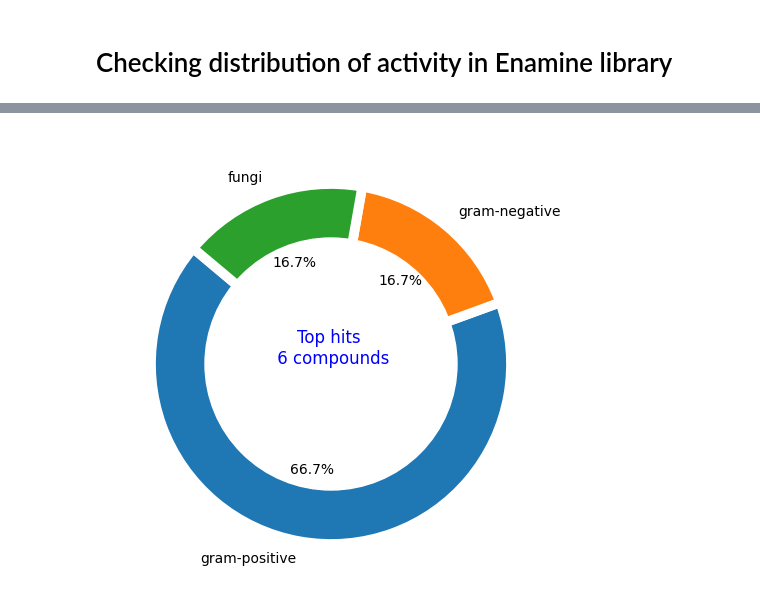
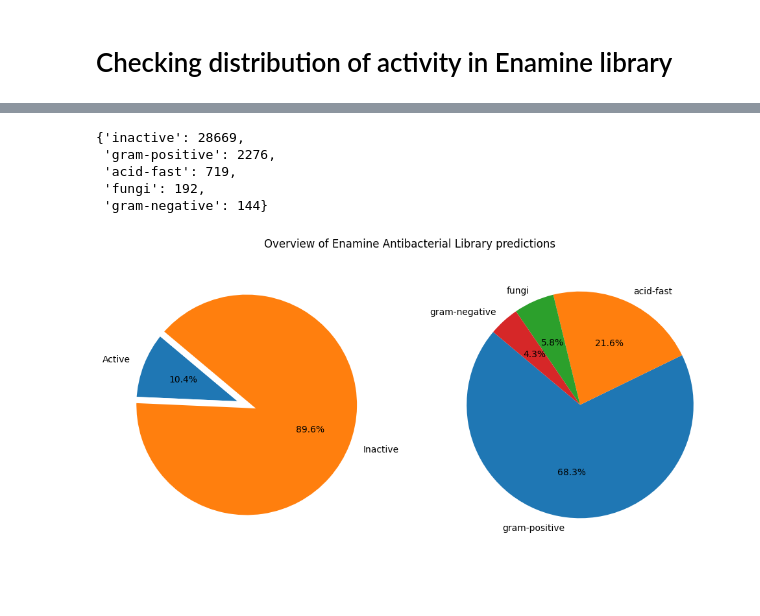
Before and after one commit to IMI-COMBINE/broad_spectrum_prediction, a Jupyter notebook: src/9_1_cmpd_library_prediction.ipynb, the cells around one changed output, grey strips where cells are left out. Saved outputs shown, nothing was run; the diff lists cells and outputs as text; code cells hidden in the pictures; blank space fills up the shorter version.

Commit message:
fix enamine prediction

```diff
--- a/src/9_1_cmpd_library_prediction.ipynb
+++ b/src/9_1_cmpd_library_prediction.ipynb
@@ -175,30 +131,42 @@ sizes = pred_classes.values()
-# %%
-# Create a pieplot
-plt.pie(
-    sizes,
-    labels=labels,
-    autopct="%1.1f%%",
-    startangle=140,
-    wedgeprops={"linewidth": 7, "edgecolor": "white"},
-)
-
-# add a circle at the center to transform it in a donut chart
-my_circle = plt.Circle((0, 0), 0.7, color="white")
-p = plt.gcf()
-p.gca().add_artist(my_circle)
-
-# add text in the center of the donut chart
-plt.text(
-    0,
-    0,
-    f"Top hits \n {len(top_hits)} compounds",
-    color="blue",
-    ha="center",
-    fontsize=12,
-)
-
-plt.tight_layout()
-plt.savefig("../figures/supplementary_figure_4.png", dpi=400)
-plt.show()
-# %% [output]
-[figure, removed]
+# %%
+k = smiles_df["Prediction"].value_counts().to_dict()
+k
+# %% [output]
+{'inactive': 28669,
+ 'gram-positive': 2276,
+ 'acid-fast': 719,
+ 'fungi': 192,
+ 'gram-negative': 144}
+# %%
+act_inact_dict = {
+    "Active": sum([j for i, j in k.items() if i != "inactive"]),
+    "Inactive": k["inactive"],
+}
+# %%
+# Create a pieplot
+plt.figure(figsize=(10, 5))
+plt.suptitle("Overview of Enamine Antibacterial Library predictions")
+
+ax1 = plt.subplot(121, aspect="equal")
+
+plt.pie(
+    act_inact_dict.values(),
+    labels=act_inact_dict.keys(),
+    autopct="%1.1f%%",
+    startangle=140,
+    wedgeprops={"linewidth": 7, "edgecolor": "white"},
+)
+
+ax2 = plt.subplot(122, aspect="equal")
+act_only_dict = {k: v for k, v in k.items() if k != "inactive"}
+plt.pie(
+    act_only_dict.values(),
+    labels=act_only_dict.keys(),
+    autopct="%1.1f%%",
+    startangle=140,
+)
+plt.tight_layout()
+plt.savefig("../figures/figure_8.png", dpi=300)
+plt.show()
+# %% [output]
+[figure, added]
```
Also changed, not shown: parts of 3 cells of this notebook, 4 other files.
